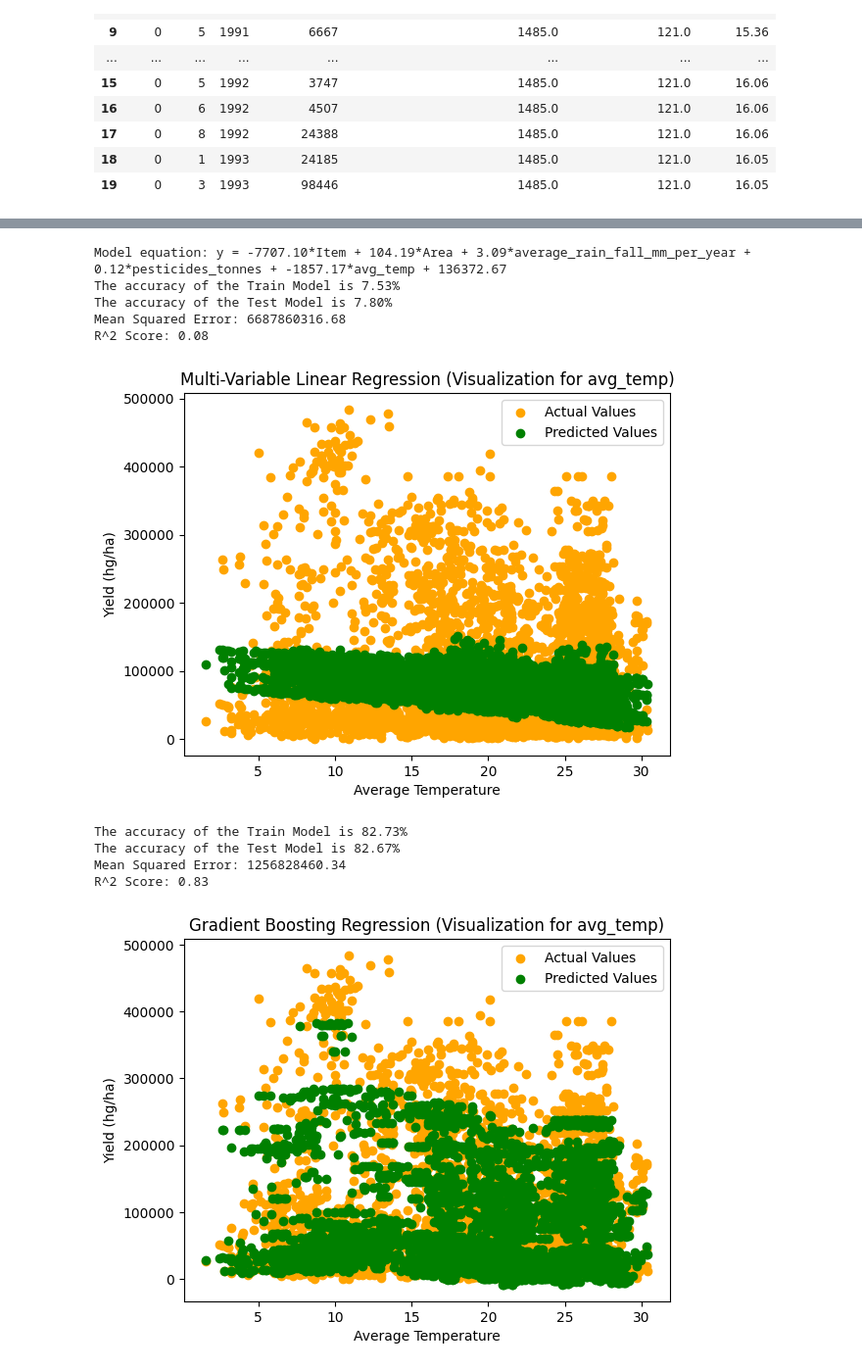
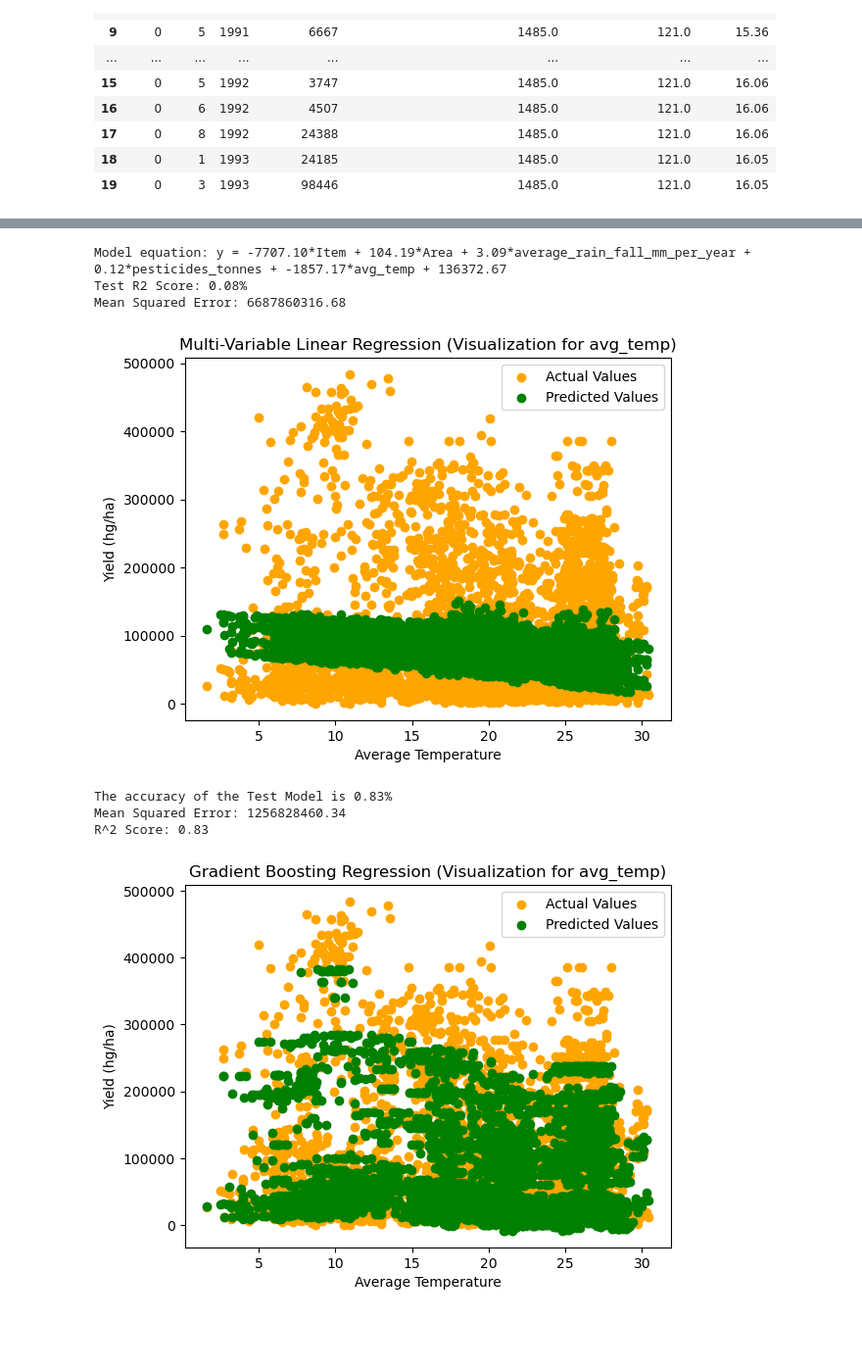
Before and after one commit to joshwu108/Sustainable-Software, a Jupyter notebook: code/model.ipynb, the cells around one changed output, grey strips where cells are left out. Shown at 98% size. Drawn from its saved outputs; the diff is of its cells as text; code cells hidden in the pictures; blank space fills up the shorter version.

```diff
--- a/code/model.ipynb
+++ b/code/model.ipynb
@@ -427,13 +247,9 @@ y_pred = model.predict(X_test)
 mse = mean_squared_error(y_test, y_pred)
 r2 = r2_score(y_test, y_pred)
 
-train_acc = model.score(X_train, y_train) * 100
-test_acc = model.score(X_test, y_test) * 100
 
-print(f'The accuracy of the Train Model is {train_acc:.2f}%')
-print(f'The accuracy of the Test Model is {test_acc:.2f}%')
+print(f'Test R2 Score: {r2:.2f}%')
 print(f"Mean Squared Error: {mse:.2f}")
-print(f"R^2 Score: {r2:.2f}")
 
 plt.scatter(X_test['avg_temp'], y_test, color='orange', label='Actual Values')
 plt.scatter(X_test['avg_temp'], y_pred, color='green', label='Predicted Values')
@@ -444,48 +260,41 @@ plt.legend()
 plt.show()
 # %% [output]
 Model equation: y = -7707.10*Item + 104.19*Area + 3.09*average_rain_fall_mm_per_year + 0.12*pesticides_tonnes + -1857.17*avg_temp + 136372.67
-The accuracy of the Train Model is 7.53%
-The accuracy of the Test Model is 7.80%
+Test R2 Score: 0.08%
 Mean Squared Error: 6687860316.68
-R^2 Score: 0.08
-[figure, old version]
+[figure, new version]
 # %%
 # Gradient Boost
 
 X = df[['Item', 'Area', 'average_rain_fall_mm_per_year', 'pesticides_tonnes', 'avg_temp']]
 y = df[['hg/ha_yield']]
 
 X_train, X_test, y_train, y_test = train_test_split(X, y, test_size=0.2, random_state=42)
 
 model = GradientBoostingRegressor(random_state=42)
 model.fit(X_train, y_train.values.ravel())
 
 y_pred = model.predict(X_test)
 
 mse = mean_squared_error(y_test, y_pred)
 r2 = r2_score(y_test, y_pred)
 
-train_acc = model.score(X_train, y_train) * 100
-test_acc = model.score(X_test, y_test) * 100
-
-print(f'The accuracy of the Train Model is {train_acc:.2f}%')
-print(f'The accuracy of the Test Model is {test_acc:.2f}%')
+print(f'The accuracy of the Test Model is {r2:.2f}%')
 print(f"Mean Squared Error: {mse:.2f}")
 print(f"R^2 Score: {r2:.2f}")
 
 plt.scatter(X_test['avg_temp'], y_test, color='orange', label='Actual Values')
 plt.scatter(X_test['avg_temp'], y_pred, color='green', label='Predicted Values')
 plt.xlabel('Average Temperature')
 plt.ylabel('Yield (hg/ha)')
 plt.title('Gradient Boosting Regression (Visualization for avg_temp)')
 plt.legend()
 plt.show()
 # %% [output]
-The accuracy of the Train Model is 82.73%
-The accuracy of the Test Model is 82.67%
+The accuracy of the Test Model is 0.83%
 Mean Squared Error: 1256828460.34
 R^2 Score: 0.83
-[figure, old version]
+[figure, new version]
 # %%
 # Neural Network
 
```
Also changed, not shown: parts of 21 cells of this notebook.
